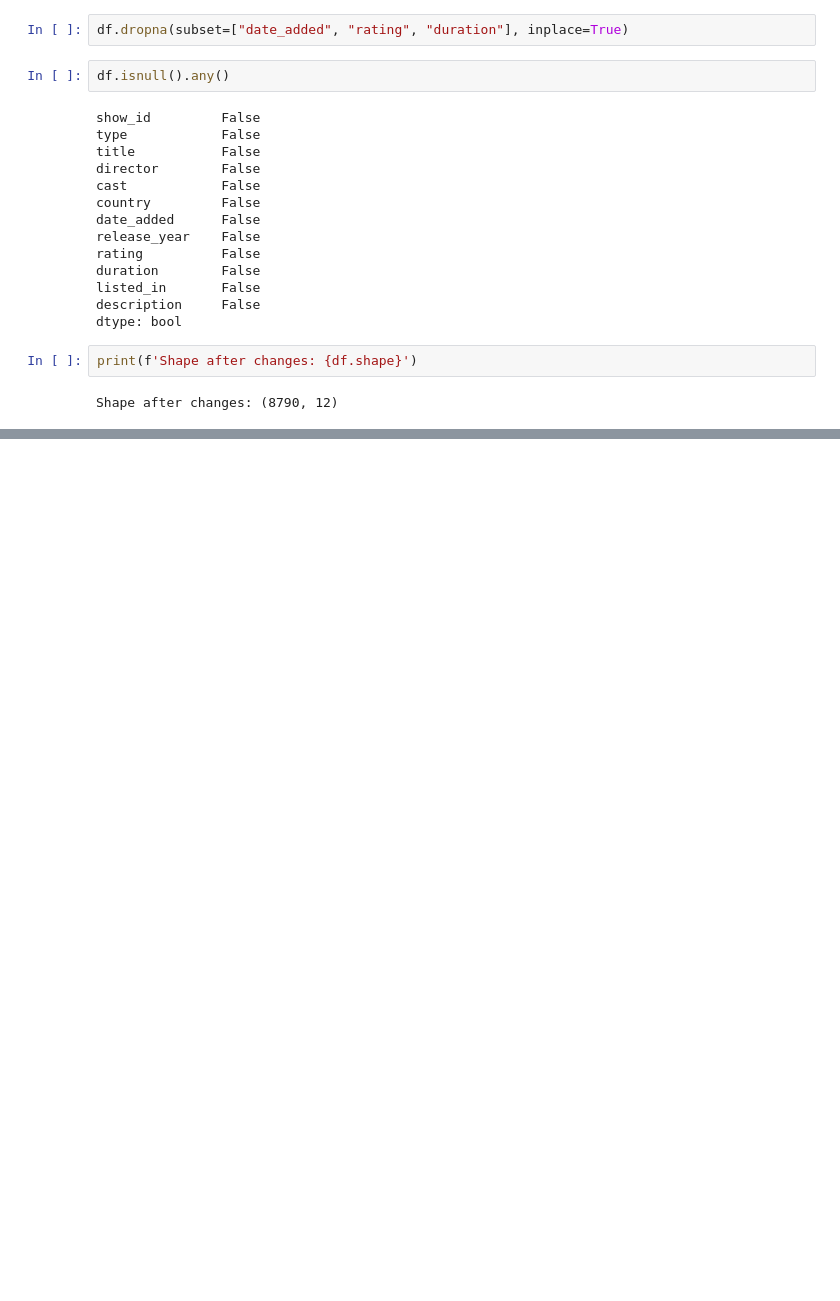
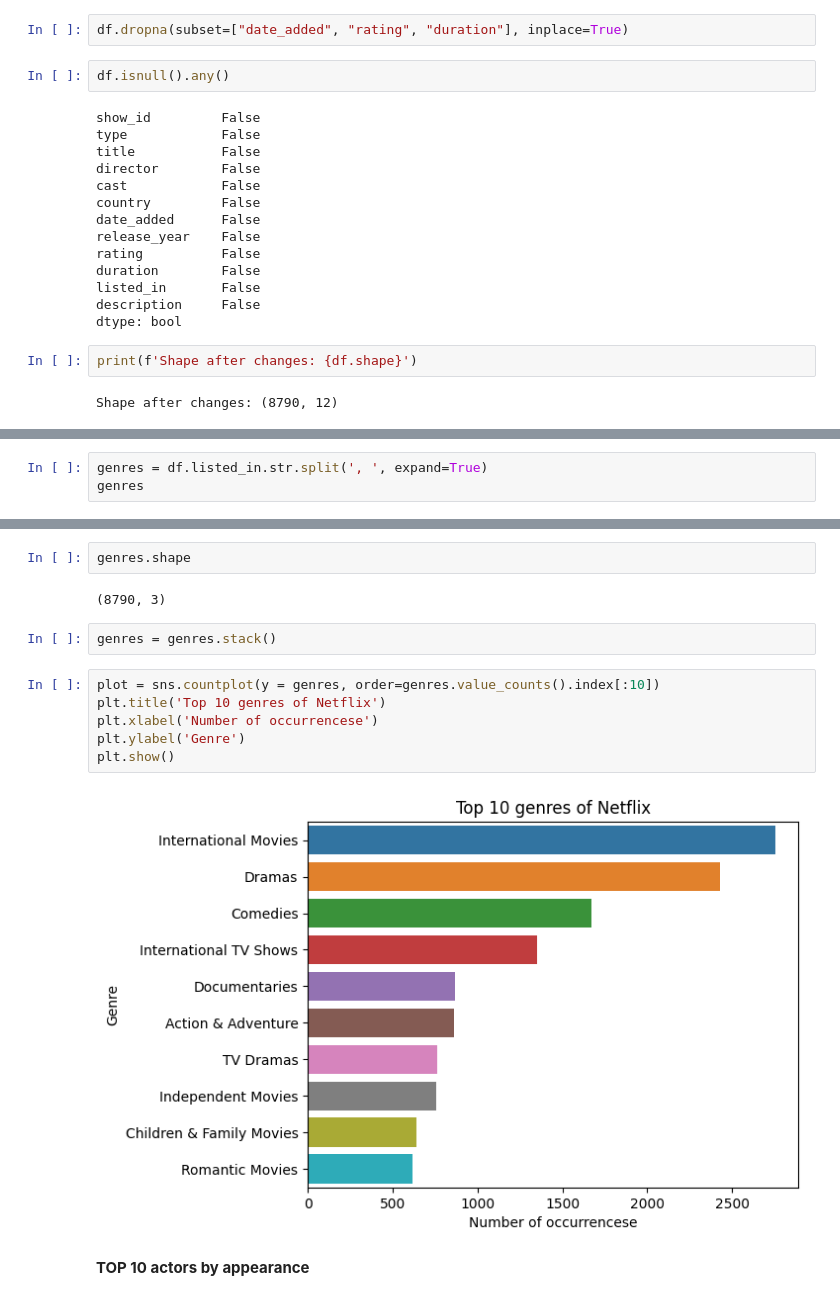
Before and after one commit to sbaglieri13/Data-Exploration-and-Preprocessing, a Jupyter notebook: Data exploration & preprocessing.ipynb, the cells around one changed output, grey strips where cells are left out. Saved outputs shown, nothing was run; the diff lists cells and outputs as text; blank space fills up the shorter version.

```diff
--- a/Data exploration & preprocessing.ipynb
+++ b/Data exploration & preprocessing.ipynb
@@ -230,0 +319,3 @@ Shape after changes: (8790, 12)
+# %%
+genres = df.listed_in.str.split(', ', expand=True)
+genres
@@ -230,0 +336,16 @@ Shape after changes: (8790, 12)
+# %%
+genres.shape
+# %% [output]
+(8790, 3)
+# %%
+genres = genres.stack()
+# %%
+plot = sns.countplot(y = genres, order=genres.value_counts().index[:10])
+plt.title('Top 10 genres of Netflix')
+plt.xlabel('Number of occurrencese')
+plt.ylabel('Genre')
+plt.show()
+# %% [output]
+[figure, added]
+# %% [markdown]
+**TOP 10 actors by appearance**
```
Also changed, not shown: parts of 21 cells of this notebook.
